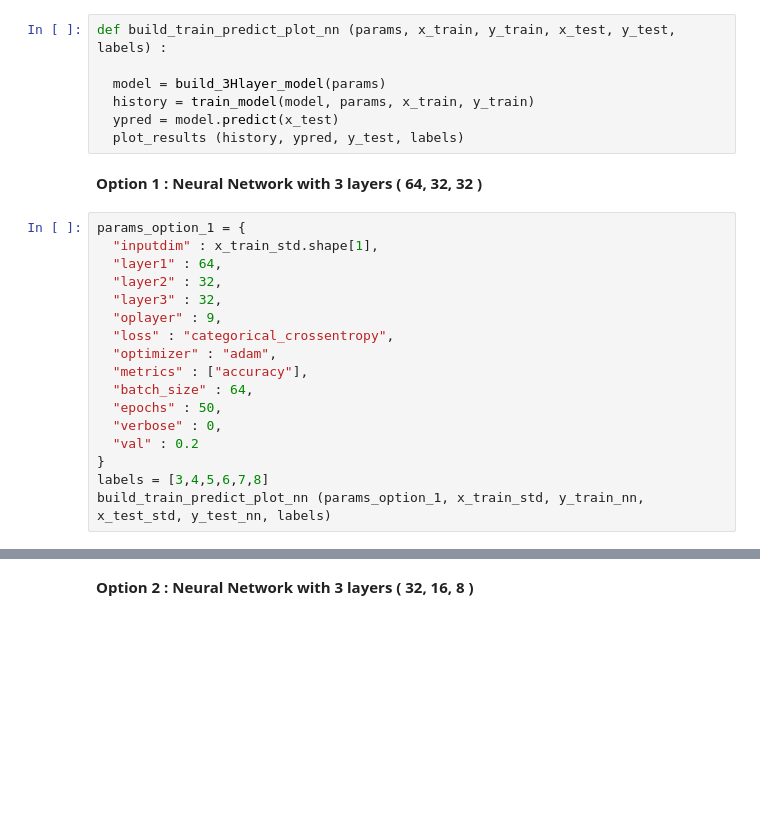
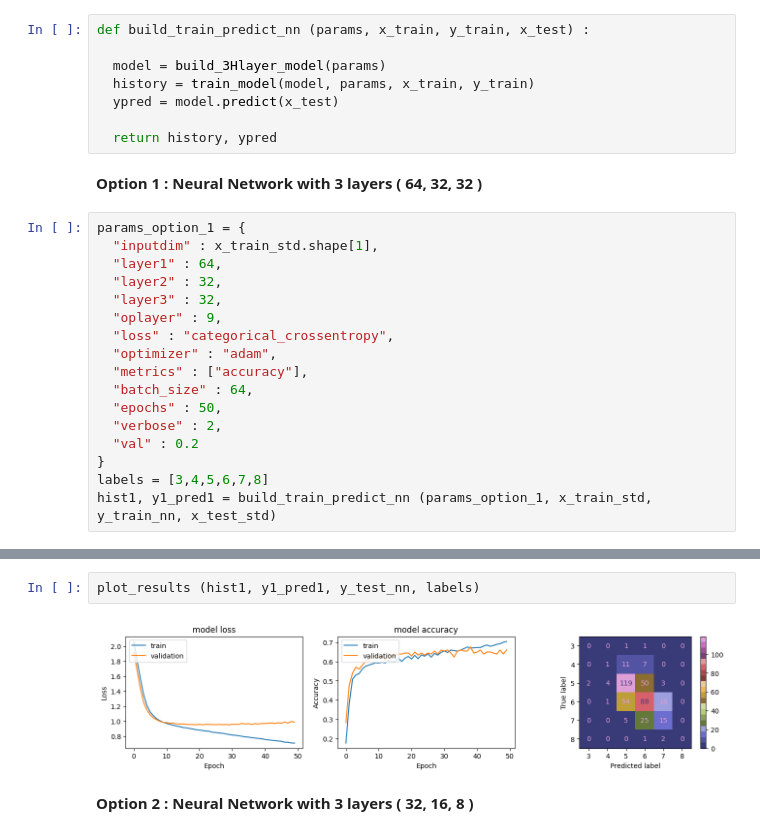
Before and after one commit to nishantkapps/aiml-projects, a Jupyter notebook: NeuralNetwork.ipynb, the cells around one changed output, grey strips where cells are left out. Saved outputs shown, nothing was run; the diff lists cells and outputs as text; blank space fills up the shorter version.

```diff
--- a/NeuralNetwork.ipynb
+++ b/NeuralNetwork.ipynb
@@ -312,12 +326,13 @@ def plot_results (history, y_pred, y_test, labels) :
   plot_accuracy(ax1,history)
   plot_confusion_matrix(ax2, y_pred, y_test, labels)
 # %%
-def build_train_predict_plot_nn (params, x_train, y_train, x_test, y_test, labels) :
+def build_train_predict_nn (params, x_train, y_train, x_test) :
 
   model = build_3Hlayer_model(params)
   history = train_model(model, params, x_train, y_train)
   ypred = model.predict(x_test)
-  plot_results (history, ypred, y_test, labels)
+
+  return history, ypred
 # %% [markdown]
 
 **Option 1 : Neural Network with 3 layers ( 64, 32, 32 )**
@@ -333,9 +348,9 @@ params_option_1 = {
   "metrics" : ["accuracy"],
   "batch_size" : 64,
   "epochs" : 50,
-  "verbose" : 0,
+  "verbose" : 2,
   "val" : 0.2
 }
 labels = [3,4,5,6,7,8]
-build_train_predict_plot_nn (params_option_1, x_train_std, y_train_nn, x_test_std, y_test_nn, labels)
+hist1, y1_pred1 = build_train_predict_nn (params_option_1, x_train_std, y_train_nn, x_test_std)
 # %% [output]
@@ -344,3 +374,7 @@ build_train_predict_plot_nn (params_option_1, x_train_std, y_train_nn, x_test_st
+# %%
+plot_results (hist1, y1_pred1, y_test_nn, labels)
+# %% [output]
+[figure, added]
 # %% [markdown]
 
 **Option 2 : Neural Network with 3 layers ( 32, 16, 8 )**
```
Also changed, not shown: parts of 49 cells of this notebook.
